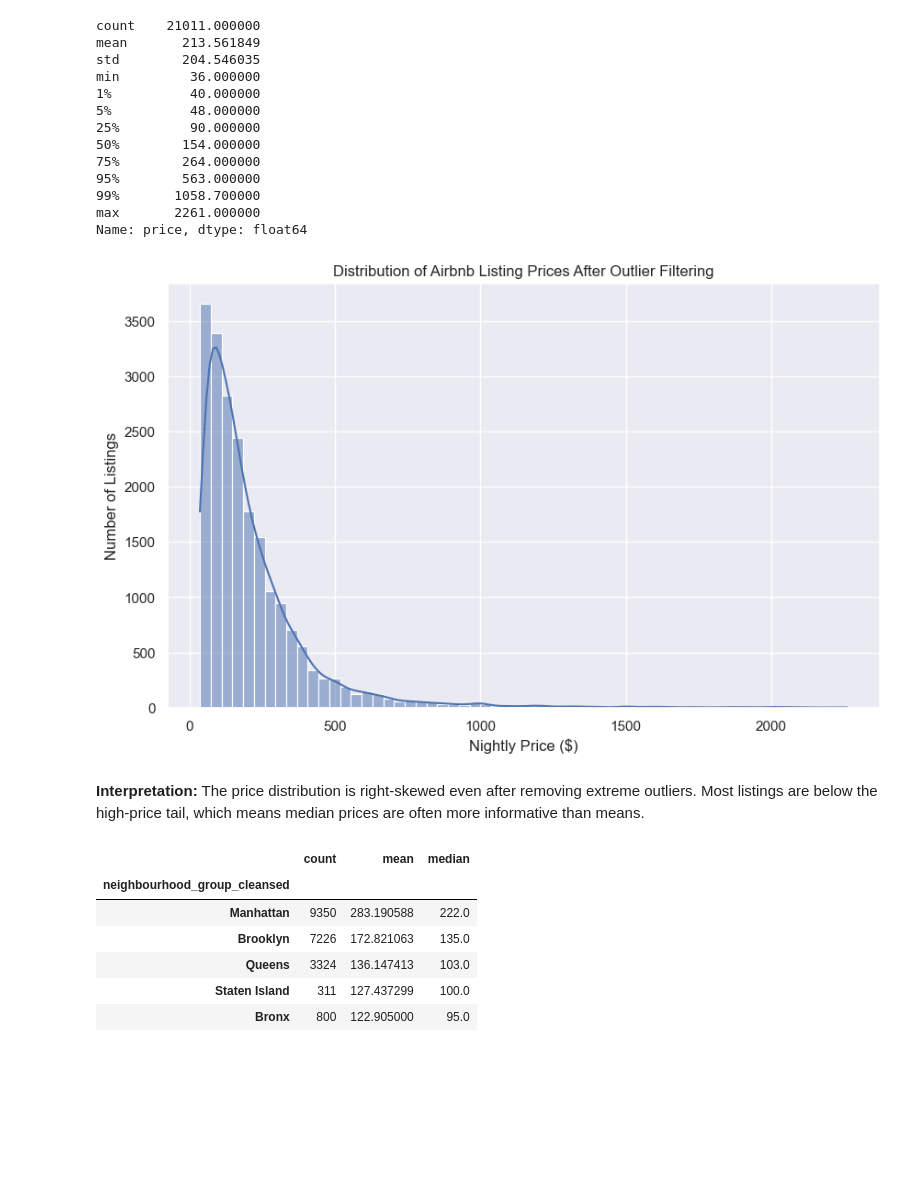
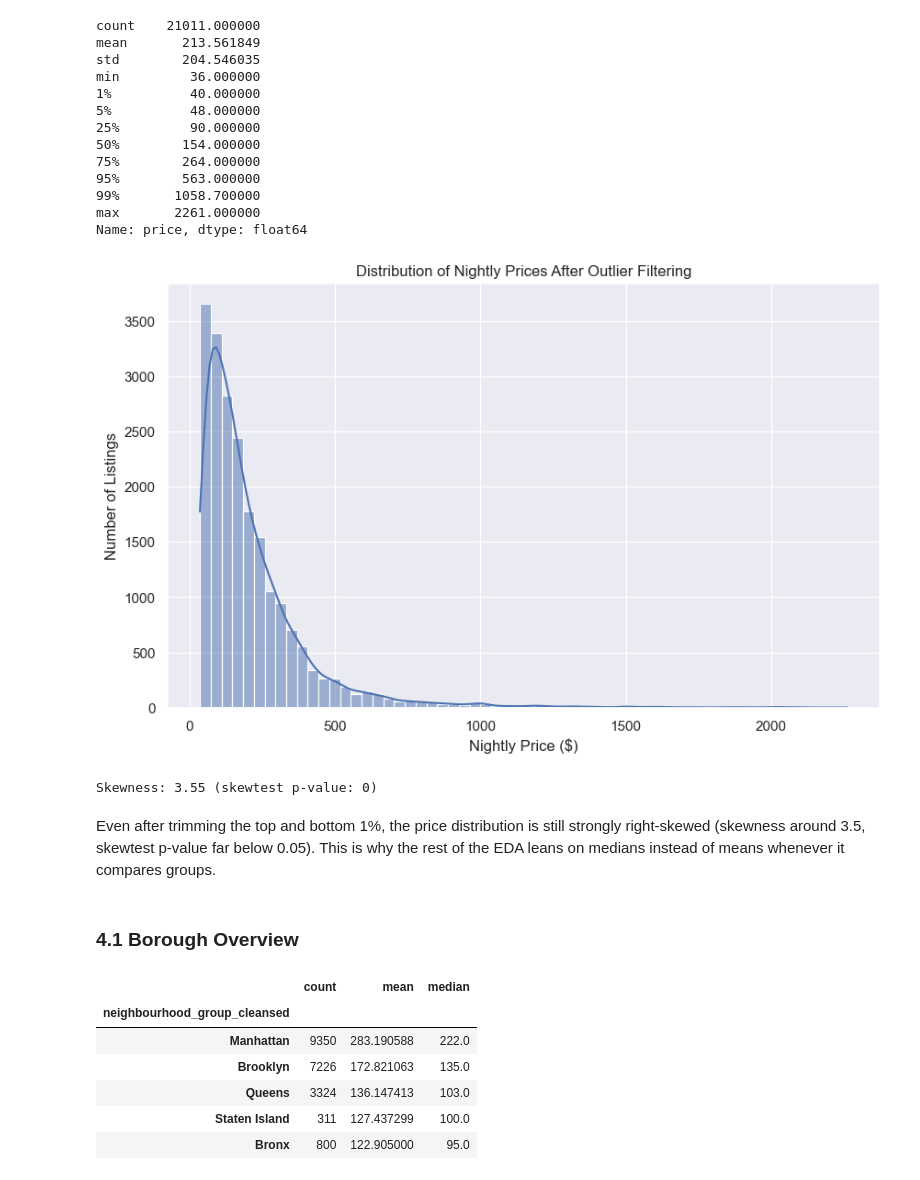
Before and after one commit to biomud/Airbnb_Price_Analysis_NYC, a Jupyter notebook: Airbnb_NYC_Price_Analysis.ipynb, the cells around one changed output. Drawn from its saved outputs; the diff is of its cells as text; code cells hidden in the pictures; blank space fills up the shorter version.

```diff
--- a/Airbnb_NYC_Price_Analysis.ipynb
+++ b/Airbnb_NYC_Price_Analysis.ipynb
@@ -83,27 +78,24 @@ Airbnb prices are also highly skewed. A few extremely expensive listings can str
 # %%
-# Make a copy so the original dataframe stays unchanged.
 data = df.copy()
 
-# The price column has dollar signs and commas, so it needs to be cleaned before analysis
-data["price"] = data["price"].astype(str)
-data["price"] = data["price"].str.replace("$", "", regex=False)
-data["price"] = data["price"].str.replace(",", "", regex=False)
+# price is stored as text with $ and commas
+data["price"] = (data["price"].astype(str)
+                              .str.replace("$", "", regex=False)
+                              .str.replace(",", "", regex=False))
 data["price"] = pd.to_numeric(data["price"], errors="coerce")
 
 print("Original rows:", len(data))
-print("Rows with usable price:", data["price"].notna().sum())
-print("Missing price percentage:", round(data["price"].isna().mean() * 100, 2), "%")
+print("Listings with a usable price:", data["price"].notna().sum())
+print("Missing price share:", round(data["price"].isna().mean() * 100, 2), "%")
 
-# Prices need to be positive.
 data = data.dropna(subset=["price"])
 data = data[data["price"] > 0]
 
-# Remove the lowest 1% and highest 1% of prices to reduce outliers
 lower_price = data["price"].quantile(0.01)
 upper_price = data["price"].quantile(0.99)
 data = data[(data["price"] >= lower_price) & (data["price"] <= upper_price)]
 
 print("Rows after price cleaning:", len(data))
-print("Kept price range:", lower_price, "to", upper_price)
+print("Kept price range: $", round(lower_price, 2), "to $", round(upper_price, 2))
 # %% [output]
 Original rows: 36353
@@ -114,22 +106,24 @@ Kept price range: 36.0 to 2266.1600000000035
 # %%
-# Convert percentage columns from text into numeric values.
+# percentage columns are also text
 for col in ["host_response_rate", "host_acceptance_rate"]:
     data[col] = data[col].astype(str).str.replace("%", "", regex=False)
     data[col] = pd.to_numeric(data[col], errors="coerce")
 
-# Convert true/false columns into 1/0 so they can be used by sklearn models.
-for col in ["host_is_superhost", "host_has_profile_pic", "host_identity_verified", "instant_bookable"]:
+# t/f columns -> 1/0
+for col in ["host_is_superhost", "host_has_profile_pic",
+            "host_identity_verified", "instant_bookable"]:
     data[col] = data[col].map({"t": 1, "f": 0})
 
-# Create a simple feature for how long the host has been on Airbnb.
+# years on the platform, anchored to the snapshot date
+snapshot_date = pd.Timestamp("2025-11-01")
 data["host_since"] = pd.to_datetime(data["host_since"], errors="coerce")
-data["host_years"] = 2025 - data["host_since"].dt.year
+data["host_years"] = (snapshot_date - data["host_since"]).dt.days / 365.25
 
-# These simple engineered features may capture regulation status and listing detail.
 data["has_license"] = data["license"].notna().astype(int)
-data["amenities_count"] = data["amenities"].fillna("").apply(lambda x: 0 if x == "" else x.count(",") + 1)
+data["amenities_count"] = (data["amenities"].fillna("")
+                                             .apply(lambda x: 0 if x == "" else x.count(",") + 1))
 
-
-data[["price", "host_response_rate", "host_acceptance_rate", "host_years", "amenities_count"]].head()
+data[["price", "host_response_rate", "host_acceptance_rate",
+      "host_years", "amenities_count"]].head()
 # %% [output]
 |  | price | host_response_rate | host_acceptance_rate | host_years | amenities_count |
@@ -160,13 +154,22 @@ max       2261.000000
 Name: price, dtype: float64
 # %%
 sns.histplot(data["price"], bins=60, kde=True)
-plt.title("Distribution of Airbnb Listing Prices After Outlier Filtering")
+plt.title("Distribution of Nightly Prices After Outlier Filtering")
 plt.xlabel("Nightly Price ($)")
 plt.ylabel("Number of Listings")
 plt.show()
 # %% [output]
-[figure, old version]
+[figure, new version]
-# %% [markdown]
-**Interpretation:** The price distribution is right-skewed even after removing extreme outliers. Most listings are below the high-price tail, which means median prices are often more informative than means.
+# %%
+# quick distribution diagnostics from the stats material
+skew_val = stats.skew(data["price"])
+skew_p   = stats.skewtest(data["price"]).pvalue
+print(f"Skewness: {skew_val:.2f} (skewtest p-value: {skew_p:.3g})")
+# %% [output]
+Skewness: 3.55 (skewtest p-value: 0)
+# %% [markdown]
+Even after trimming the top and bottom 1%, the price distribution is still strongly right-skewed (skewness around 3.5, skewtest p-value far below 0.05). This is why the rest of the EDA leans on medians instead of means whenever it compares groups.
+# %% [markdown]
+### 4.1 Borough Overview
 # %%
 borough_summary = (data.groupby("neighbourhood_group_cleansed")["price"]
```
Also changed, not shown: parts of 89 cells of this notebook, 1 other file.
